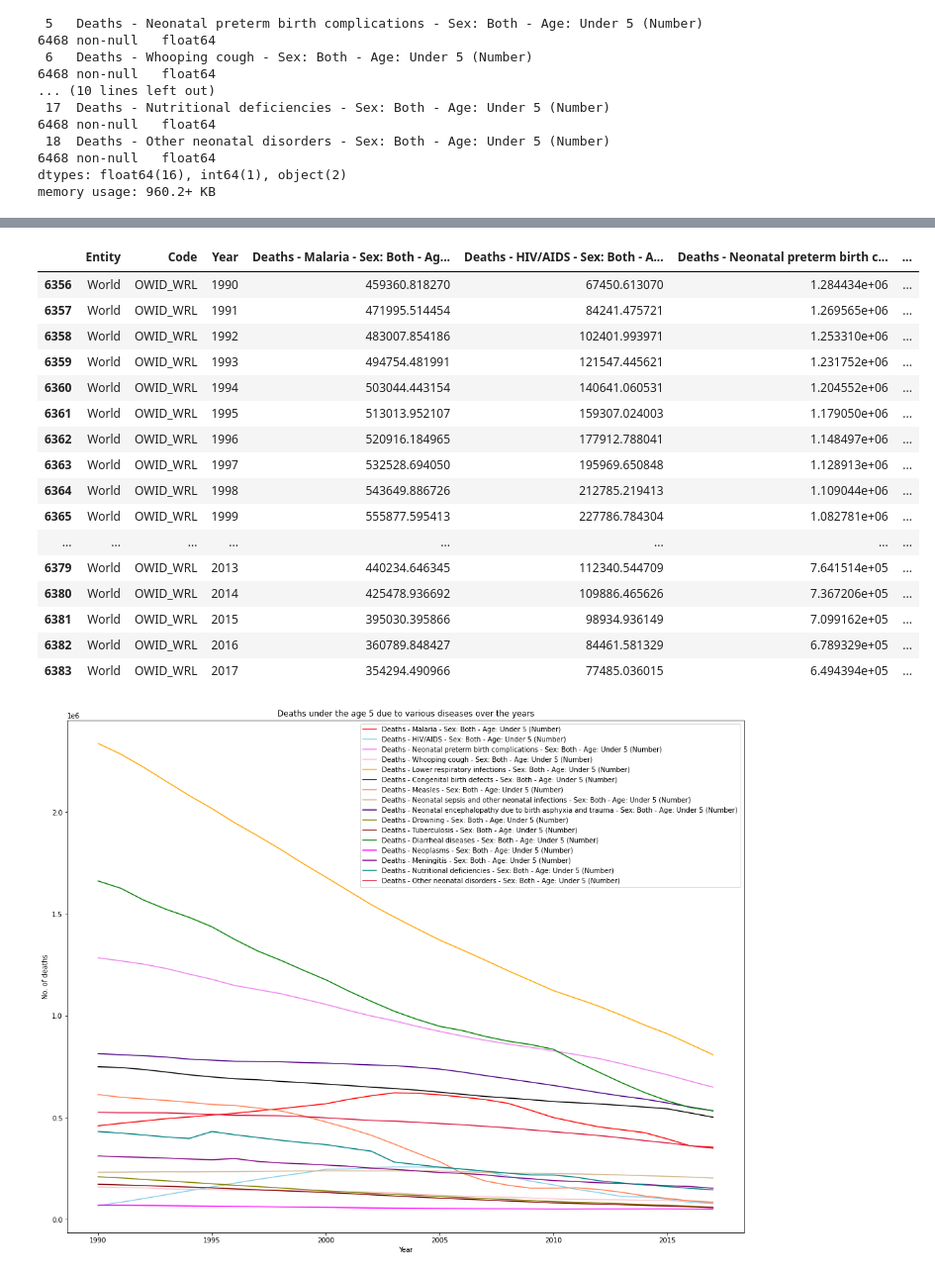
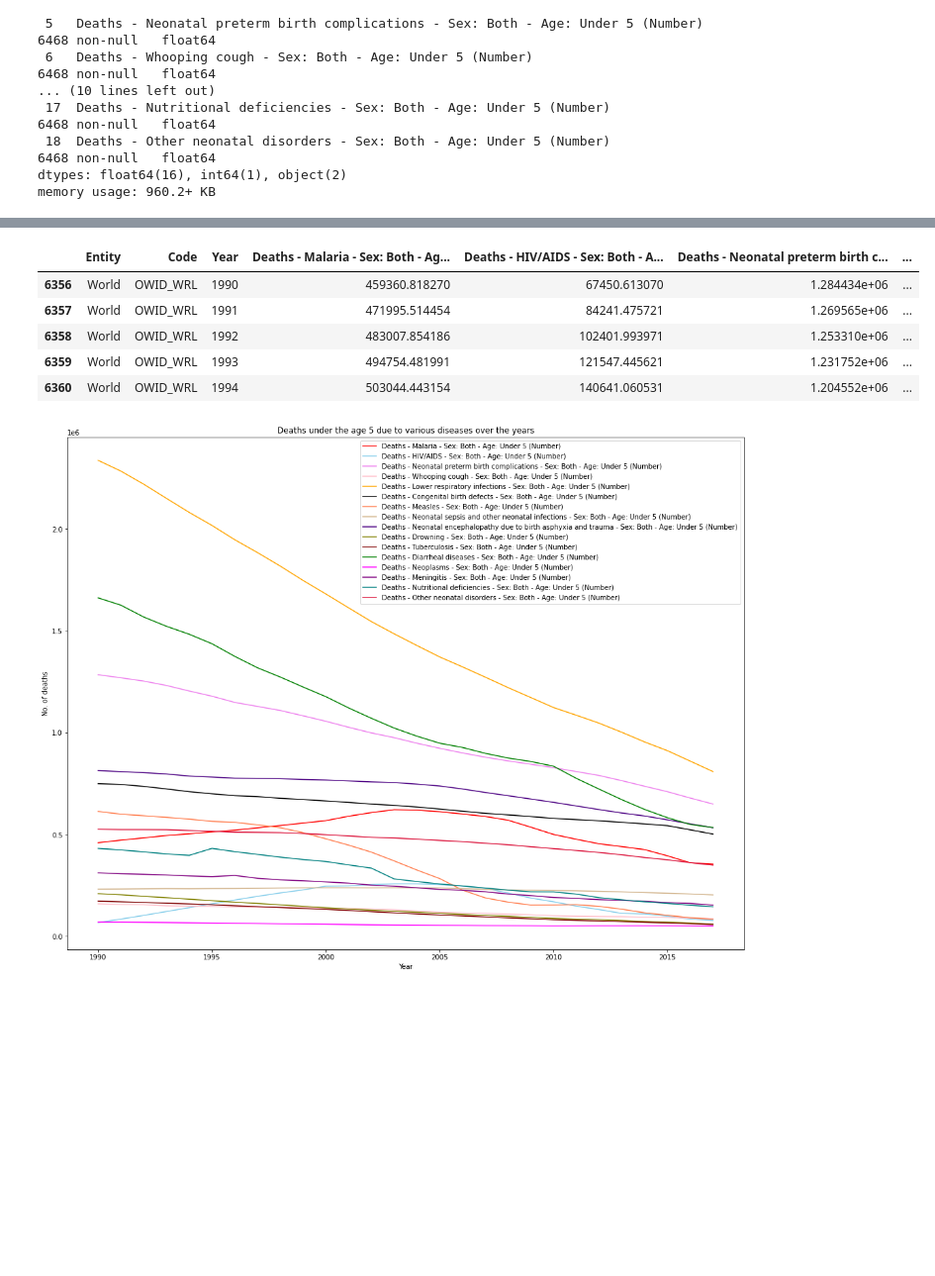
Before and after one commit to suhanijaiswal4/2021_Spring_finals, a Jupyter notebook: main_pr.ipynb, the cells around one changed output, grey strips where cells are left out. Shown at 99% size. Saved outputs shown, nothing was run; the diff lists cells and outputs as text; code cells hidden in the pictures; blank space fills up the shorter version.

```diff
--- a/main_pr.ipynb
+++ b/main_pr.ipynb
@@ -293,26 +250,13 @@ sns.heatmap(Causes_of_death.isnull(), cbar=False, yticklabels=False, cmap='virid
 # %%
-#Creating a subset of the dataframe
-
 Causes_of_death = Causes_of_death[Causes_of_death['Entity']== 'World']
-Causes_of_death
+Causes_of_death.head()
 # %% [output]
 |  | Entity | Code | Year | Deaths - Malaria - Sex: Both - Ag... | Deaths - HIV/AIDS - Sex: Both - A... | Deaths - Neonatal preterm birth c... | ... |
 | 6356 | World | OWID_WRL | 1990 | 459360.818270 | 67450.613070 | 1.284434e+06 | ... |
 | 6357 | World | OWID_WRL | 1991 | 471995.514454 | 84241.475721 | 1.269565e+06 | ... |
 | 6358 | World | OWID_WRL | 1992 | 483007.854186 | 102401.993971 | 1.253310e+06 | ... |
 | 6359 | World | OWID_WRL | 1993 | 494754.481991 | 121547.445621 | 1.231752e+06 | ... |
 | 6360 | World | OWID_WRL | 1994 | 503044.443154 | 140641.060531 | 1.204552e+06 | ... |
-| 6361 | World | OWID_WRL | 1995 | 513013.952107 | 159307.024003 | 1.179050e+06 | ... |
-| 6362 | World | OWID_WRL | 1996 | 520916.184965 | 177912.788041 | 1.148497e+06 | ... |
-| 6363 | World | OWID_WRL | 1997 | 532528.694050 | 195969.650848 | 1.128913e+06 | ... |
-| 6364 | World | OWID_WRL | 1998 | 543649.886726 | 212785.219413 | 1.109044e+06 | ... |
-| 6365 | World | OWID_WRL | 1999 | 555877.595413 | 227786.784304 | 1.082781e+06 | ... |
-| ... | ... | ... | ... | ... | ... | ... | ... |
-| 6379 | World | OWID_WRL | 2013 | 440234.646345 | 112340.544709 | 7.641514e+05 | ... |
-| 6380 | World | OWID_WRL | 2014 | 425478.936692 | 109886.465626 | 7.367206e+05 | ... |
-| 6381 | World | OWID_WRL | 2015 | 395030.395866 | 98934.936149 | 7.099162e+05 | ... |
-| 6382 | World | OWID_WRL | 2016 | 360789.848427 | 84461.581329 | 6.789329e+05 | ... |
-| 6383 | World | OWID_WRL | 2017 | 354294.490966 | 77485.036015 | 6.494394e+05 | ... |
 # %%
 #Creating multiple line plot for plotting all the deaths due to various diseases over the years
 
```
Also changed, not shown: parts of 18 cells of this notebook.
